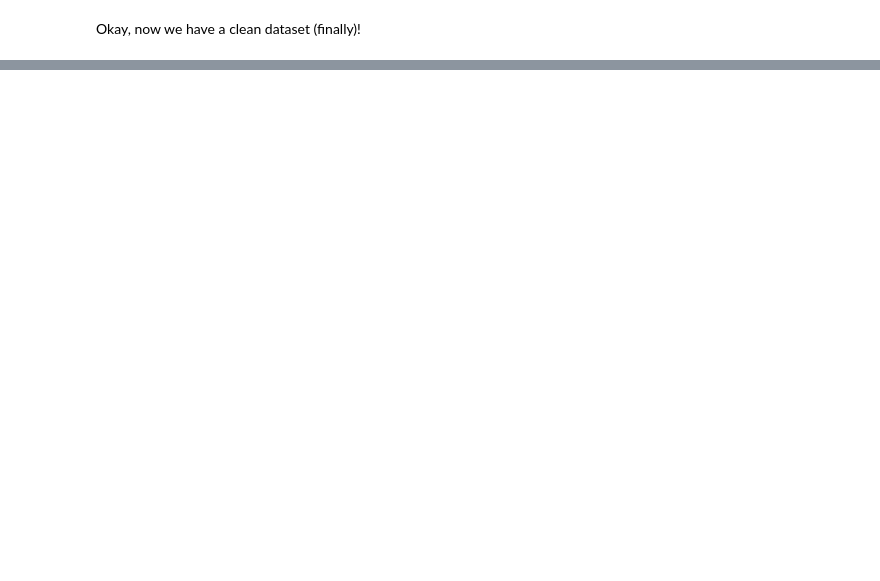
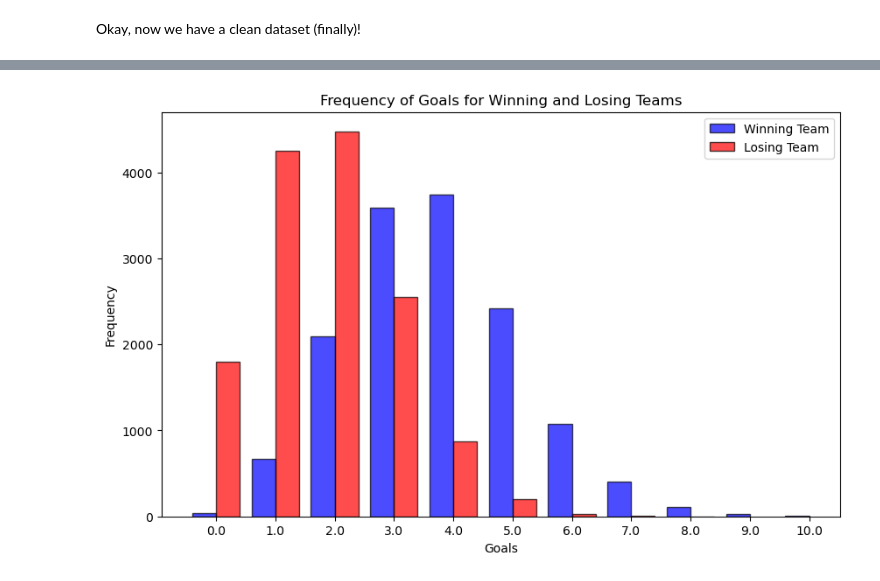
Before and after one commit to markshumka/NHL-Game-Predictor, a Jupyter notebook: Notebooks/Initial_data_upload_and_EDA.ipynb, the cells around one changed output, grey strips where cells are left out. Drawn from its saved outputs; the diff is of its cells as text; code cells hidden in the pictures; blank space fills up the shorter version.

```diff
--- a/Notebooks/Initial_data_upload_and_EDA.ipynb
+++ b/Notebooks/Initial_data_upload_and_EDA.ipynb
@@ -966,0 +1059,38 @@ merged_df.head()
+# %%
+import matplotlib.pyplot as plt
+
+# Filter the DataFrame for winning and losing teams
+winning_team_goals = merged_df[merged_df['won'] == 1]['goals']
+losing_team_goals = merged_df[merged_df['won'] == 0]['goals']
+
+# Create a figure and axis
+fig, ax = plt.subplots(figsize=(10, 6))
+
+# Calculate the frequency of unique values for winning and losing teams
+winning_team_goal_counts = winning_team_goals.value_counts().sort_index()
+losing_team_goal_counts = losing_team_goals.value_counts().sort_index()
+
+# Create bar positions for the unique values
+winning_team_x = winning_team_goal_counts.index
+losing_team_x = losing_team_goal_counts.index
+
+# Create bar plots for winning and losing teams
+ax.bar(winning_team_x - width/2, winning_team_goal_counts, width=width, alpha=0.7, label='Winning Team', color='blue', edgecolor='black')
+ax.bar(losing_team_x + width/2, losing_team_goal_counts, width=width, alpha=0.7, label='Losing Team', color='red', edgecolor='black')
+
+# Set labels and title
+ax.set_xlabel('Goals')
+ax.set_ylabel('Frequency')
+ax.set_title('Frequency of Goals for Winning and Losing Teams')
+
+# Set x-axis ticks and labels
+ax.set_xticks(winning_team_x)
+ax.set_xticklabels(winning_team_x)
+
+# Add a legend
+ax.legend()
+
+# Show the plot
+plt.show()
+# %% [output]
+[figure, added]
```
Also changed, not shown: parts of 87 cells of this notebook.
